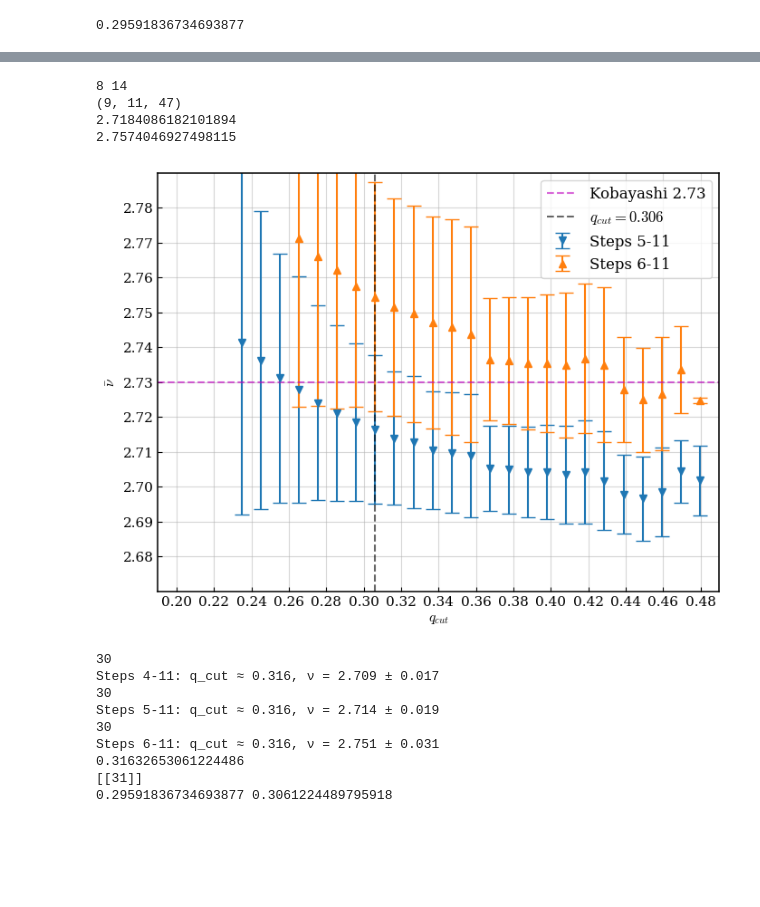
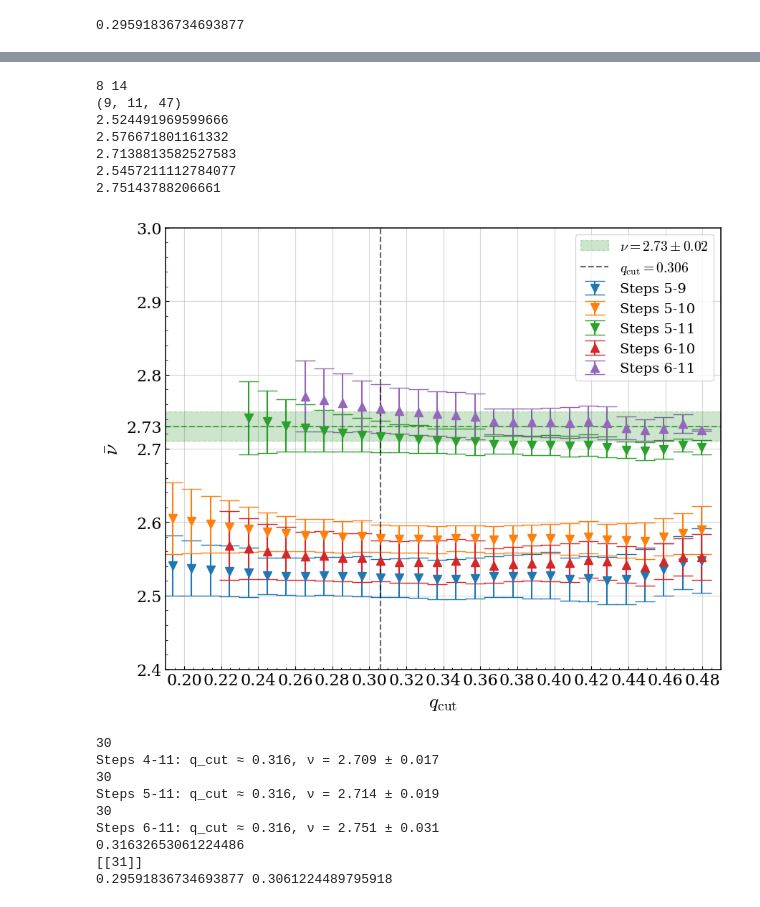
Before and after one commit to Sarkar-shreyas/PX402-RGCC, a Jupyter notebook: test_qshe.ipynb, the cells around one changed output, grey strips where cells are left out. Saved outputs shown, nothing was run; the diff lists cells and outputs as text; code cells hidden in the pictures; blank space fills up the shorter version.

```diff
--- a/test_qshe.ipynb
+++ b/test_qshe.ipynb
@@ -2111,13 +2122,14 @@ print(fits[:, -2])
 # %%
 # Get the slopes for all q and n
 slopes = np.empty(shape=(qgamma.size, endcrossing-crossingstep-1))
-gammar2s = np.empty(shape=(qgamma.size, endcrossing-crossingstep-1))
+gammar2s = np.empty_like(slopes)
+gammaerrs = np.empty_like(slopes)
 pcs = fits[:, :-1]
 pc = np.mean(pcs, axis=1)
 sigmapc = np.std(pcs, axis=1)
 for q in range(qgamma.size):
     for k in range(endcrossing-crossingstep-1):
-        slopes[q, k], gammar2s[q, k] = gamma_slope(gs[::], gammas[q, :, k], pc[q], 10, 2)
+        slopes[q, k], gammar2s[q, k], gammaerrs[q, k]= gamma_slope(gs[::], gammas[q, :, k], pc[q], 10, 2)
         # slopes[q, k], gammar2s[q, k] = gamma_slope(gs[::], zdata[q, :, k, 0], pc[q], 10, 2)
 # for q in range(qgamma.size):
 #     for k in range(endcrossing-crossingstep-1):
@@ -2277,52 +2321,58 @@ Using 0.306
 # %%
 # print(meannus.shape)
-plt.figure(figsize=(8, 6))
+plt.figure(figsize=(10, 8))
 print(startstep, endstep)
 origshape = meannus.shape
 print(origshape)
 valid = ~np.isnan(meannus) & ~np.isnan(stdnus)
-valid &= (meannus > 2.68) & (meannus < 2.78)
+valid &= (meannus > 2.4) & (meannus < 2.8)
 valid &= (stdnus < 0.05)
 newnus = np.where(valid, meannus, np.nan)
 newstds = np.where(valid, stdnus, np.nan)
 # If a is 5, b goes through the range [5+5, 14]. The actual range in k is then [a+3, b+3]. So if [a, b] = [5, 8], then a_k, b_k = [5+3, ]
 goodwindows = []
 # print(markers)
 for a in range(origshape[0])[::]:
-    marker = markers[::][a]
+    marker = markers[::][a%len(markers)]
     for b in range(origshape[1])[::]:
         frac = np.mean(valid[a, b, :])
         c = a + endjump + b + actual_k[0]
         if frac > 0.3:
             if a == 1:
                 continue
             # print(f"start={a+3}, end={b+a+3}: {frac:.2f} valid")
             goodwindows.append((a, b))
-            print(newnus[a,b,28])
-            plt.errorbar(qgamma[1:-1], newnus[a, b, :], np.abs(newstds[a, b, :]), linestyle="none", capsize=6, marker=marker, label=f"Steps {actual_k[a]}-{actual_k[b+endjump]}", markersize=6)
+            print(newnus[a,b,30])
+            plt.errorbar(qgamma[1:-1], newnus[a, b, :], np.abs(newstds[a, b, :]), linestyle="none", capsize=10, markersize=8, marker=marker, label=f"Steps {actual_k[a]}-{actual_k[b+endjump]}")
 # stdnus = np.clip(stdnus, )
 # print(np.argwhere(stdnus < 0))
 # print(stdnus[1, 0, 0], meannus[1, 0, 0])
 # plt.errorbar(qgamma[1:-1], meannus[a, b, :], np.abs(stdnus[a, b, :]), linestyle="none", capsize=10, marker="o")
-plt.xlabel(r"$q_{cut}$")
-plt.ylabel(r"$\bar{\nu}$")
-plt.axhline(2.73, linestyle="--", color="m", alpha=0.6, label="Kobayashi 2.73",zorder=2)
-plt.axvline(qgamma[30], linestyle="--", color="k", alpha=0.6, label=r"$q_{cut} = 0.306$", zorder=2)
-plt.yticks(list(np.linspace(2.68, 2.78, 11)))
-plt.legend(bbox_to_anchor=(1.0, 1.0), fontsize=12)
-plt.xticks(np.round(np.linspace(0.2, 0.48, 15), 2))
+plt.xlabel(r"$q_{\mathrm{cut}}$", fontsize=20)
+plt.ylabel(r"$\bar{\nu}$", fontsize=20)
+plt.axhline(2.73, linestyle="--", color="g", alpha=0.6,zorder=2)
+plt.axhspan(2.73-0.02, 2.73+0.02, color="g", linestyle="--", alpha=0.2, label=r"$\nu = 2.73\pm0.02$", zorder=2)
+plt.axvline(qgamma[30], linestyle="--", color="k", alpha=0.6, label=r"$q_{\mathrm{cut}} = 0.306$", zorder=2)
+# plt.yticks(list(np.linspace(2.68, 2.78, 11)), fontsize=16)
+plt.legend(bbox_to_anchor=(1.0, 1.0), fontsize=14)
+plt.xticks(np.round(np.linspace(0.2, 0.48, 15), 2), fontsize=16)
+plt.yticks(list(np.round(np.linspace(2.4, 3.0, 7),2))+[2.73], [str(y) for y in list(np.round(np.linspace(2.4, 3.0, 7),2))+[2.73]], fontsize=16)
 plt.grid(alpha=0.5)
-plt.ylim((2.67, 2.79))
+plt.ylim((2.4, 3.0))
 plt.xlim((0.19, 0.49))
+plt.minorticks_on()
 plt.savefig("./report/qcut.pdf",dpi=150, bbox_inches="tight")
 plt.show()
 close_old_plots()
 # %% [output]
 8 14
 (9, 11, 47)
-2.7184086182101894
-2.7574046927498115
+2.524491969599666
+2.576671801161332
+2.7138813582527583
+2.5457211112784077
+2.75143788206661
-[figure, old version]
+[figure, new version]
 # %%
 qcutsum = []
 for s, e in goodwindows:
```
Also changed, not shown: parts of 10 cells of this notebook, 6 other files.
